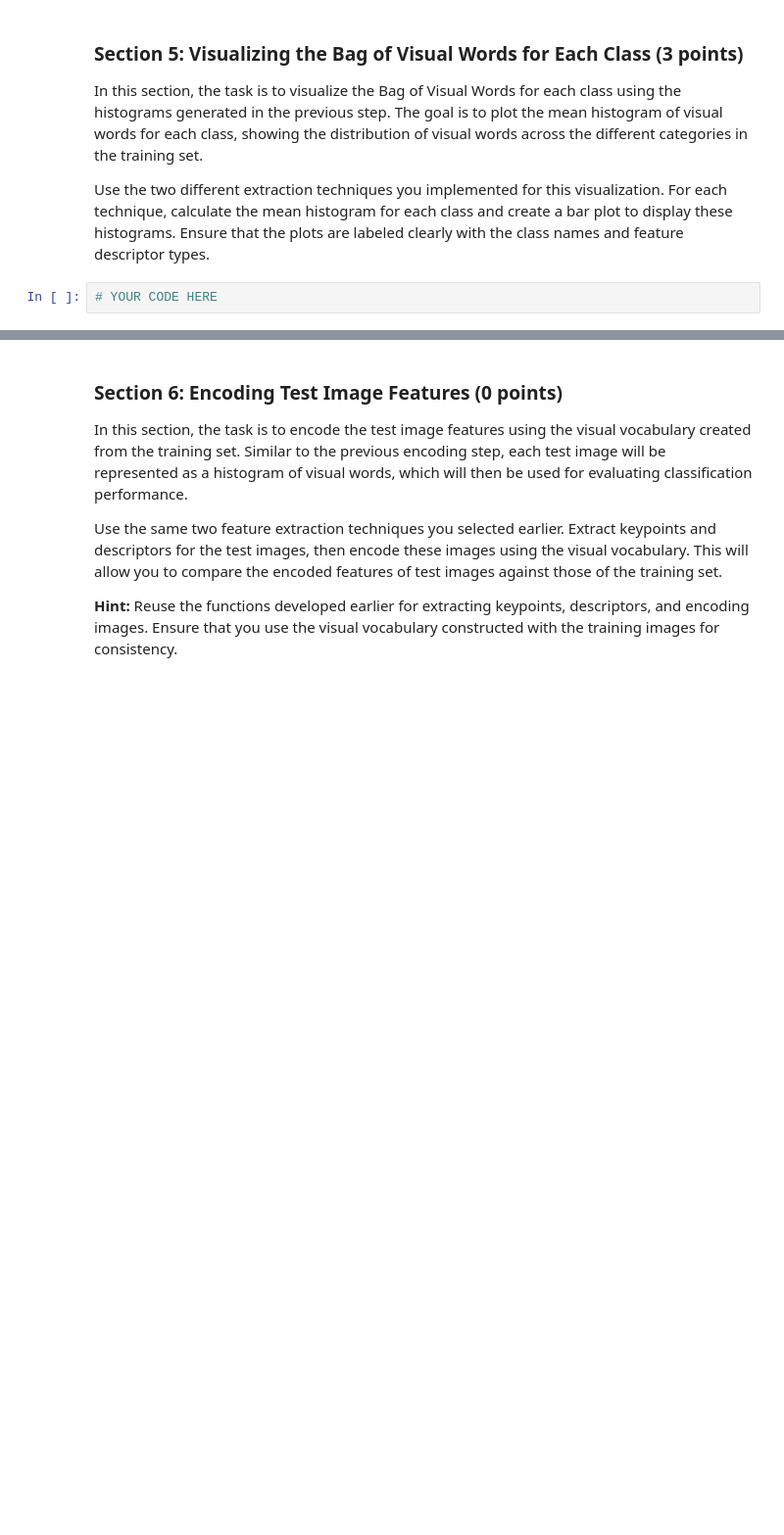
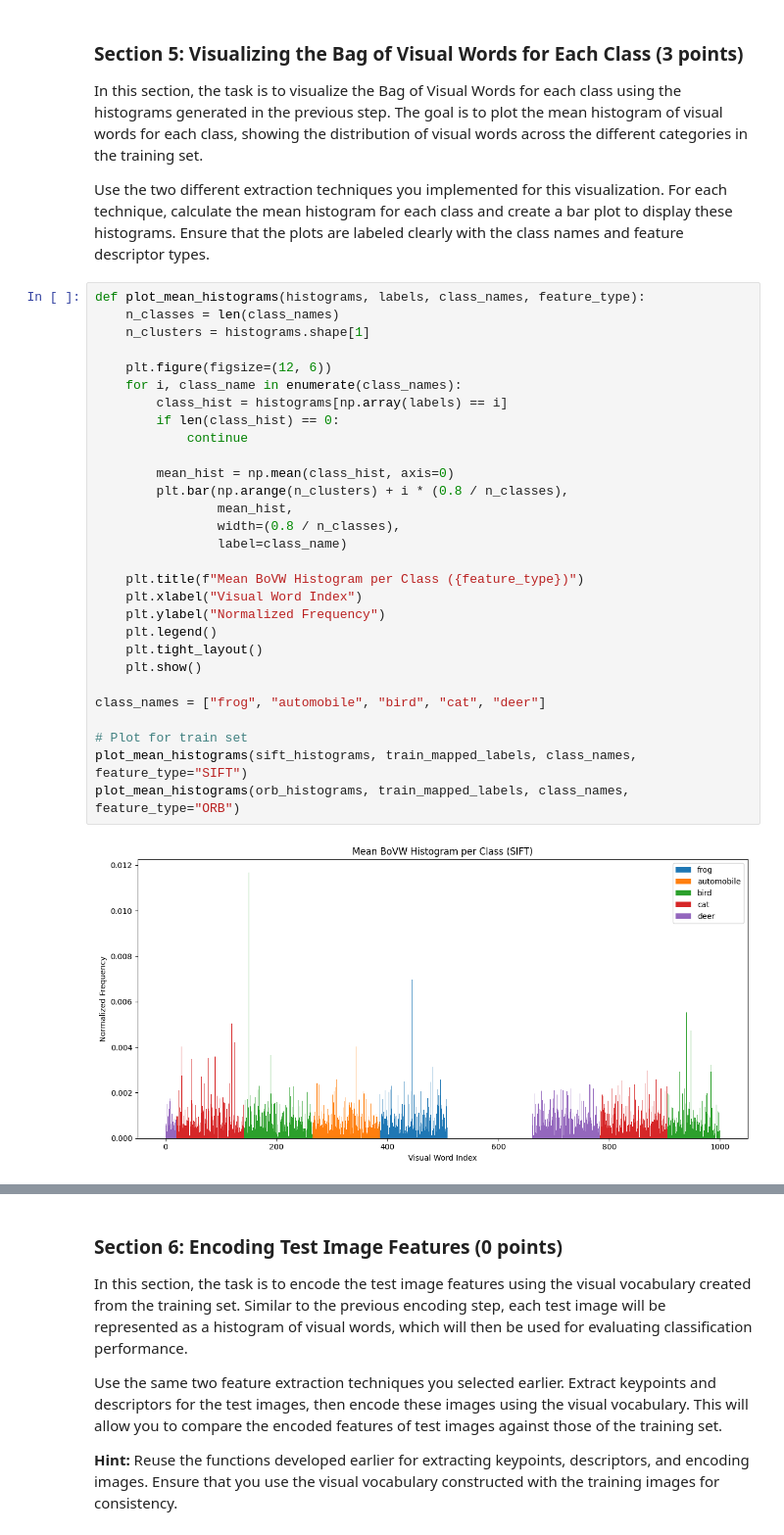
Before and after one commit to migueltmendes/Computer_vision_group66, a Jupyter notebook: cv1-final-lab-part-1-daoterog.ipynb, the cells around one changed output, grey strips where cells are left out. Shown at 98% size. Saved outputs shown, nothing was run; the diff lists cells and outputs as text; blank space fills up the shorter version.

Commit message:
Added visualisation Q.6

```diff
--- a/cv1-final-lab-part-1-daoterog.ipynb
+++ b/cv1-final-lab-part-1-daoterog.ipynb
@@ -536,5 +513,34 @@ ORB BoVW histograms shape: (5000, 1000)
 In this section, the task is to visualize the Bag of Visual Words for each class using the histograms generated in the previous step. The goal is to plot the mean histogram of visual words for each class, showing the distribution of visual words across the different categories in the training set.
 
 Use the two different extraction techniques you implemented for this visualization. For each technique, calculate the mean histogram for each class and create a bar plot to display these histograms. Ensure that the plots are labeled clearly with the class names and feature descriptor types.
-# %%
-# YOUR CODE HERE
+# %%
+def plot_mean_histograms(histograms, labels, class_names, feature_type):
+    n_classes = len(class_names)
+    n_clusters = histograms.shape[1]
+
+    plt.figure(figsize=(12, 6))
+    for i, class_name in enumerate(class_names):
+        class_hist = histograms[np.array(labels) == i]
+        if len(class_hist) == 0:
+            continue
+
+        mean_hist = np.mean(class_hist, axis=0)
+        plt.bar(np.arange(n_clusters) + i * (0.8 / n_classes),
+                mean_hist,
+                width=(0.8 / n_classes),
+                label=class_name)
+
+    plt.title(f"Mean BoVW Histogram per Class ({feature_type})")
+    plt.xlabel("Visual Word Index")
+    plt.ylabel("Normalized Frequency")
+    plt.legend()
+    plt.tight_layout()
+    plt.show()
+
+class_names = ["frog", "automobile", "bird", "cat", "deer"]
+
+# Plot for train set
+plot_mean_histograms(sift_histograms, train_mapped_labels, class_names, feature_type="SIFT")
+plot_mean_histograms(orb_histograms, train_mapped_labels, class_names, feature_type="ORB")
+# %% [output]
+[figure, added]
```
Also changed, not shown: parts of 9 cells of this notebook.
